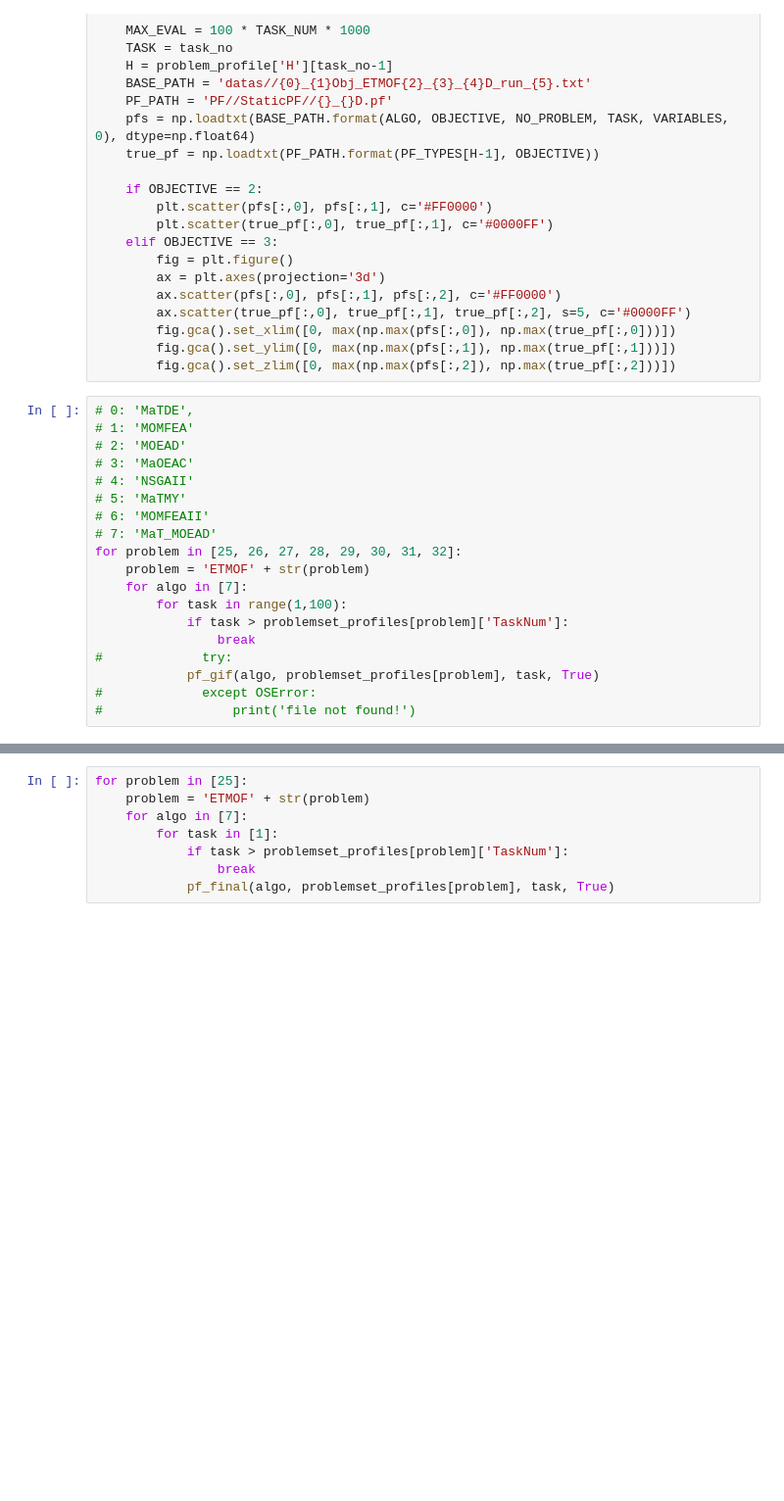
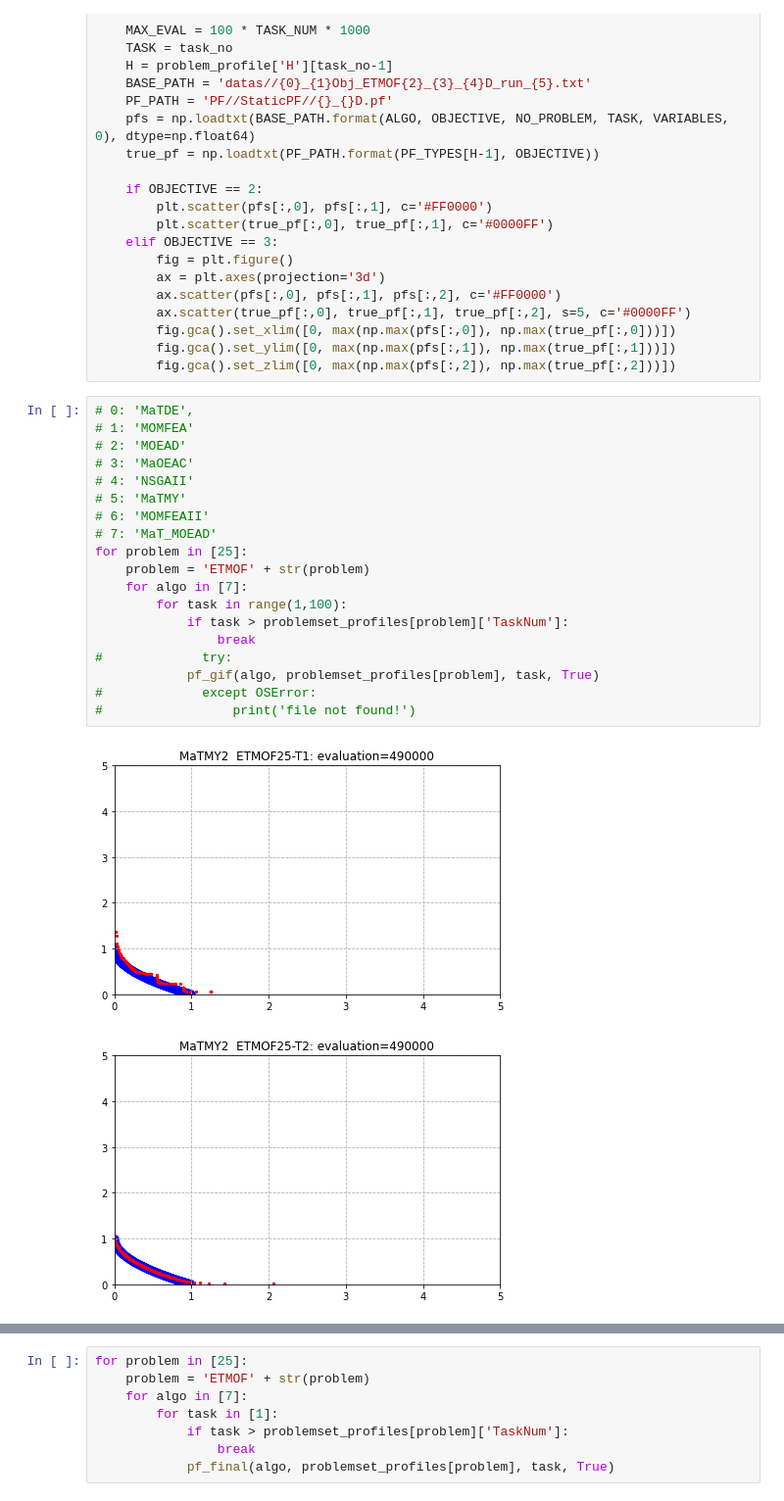
Before and after one commit to BjChacha/CEC2021, a Jupyter notebook: PF.ipynb, the cells around one changed output, grey strips where cells are left out. Shown at 98% size. Cells and saved outputs as stored; diff of their text form; blank space fills up the shorter version.

```diff
--- a/PF.ipynb
+++ b/PF.ipynb
@@ -233,19 +233,22 @@ def pf_final(algo_idx, problem_profile, task_no, output=False):
 # %%
 # 0: 'MaTDE',
 # 1: 'MOMFEA'
 # 2: 'MOEAD'
 # 3: 'MaOEAC'
 # 4: 'NSGAII'
 # 5: 'MaTMY'
 # 6: 'MOMFEAII'
 # 7: 'MaT_MOEAD'
-for problem in [25, 26, 27, 28, 29, 30, 31, 32]:
+for problem in [25]:
     problem = 'ETMOF' + str(problem)
     for algo in [7]:
         for task in range(1,100):
             if task > problemset_profiles[problem]['TaskNum']:
                 break
 #             try:
             pf_gif(algo, problemset_profiles[problem], task, True)
 #             except OSError:
 #                 print('file not found!')
+# %% [output]
+[figure, added]
+[figure, added]
```
Also changed, not shown: parts of 1 cell of this notebook, 2 other files.
